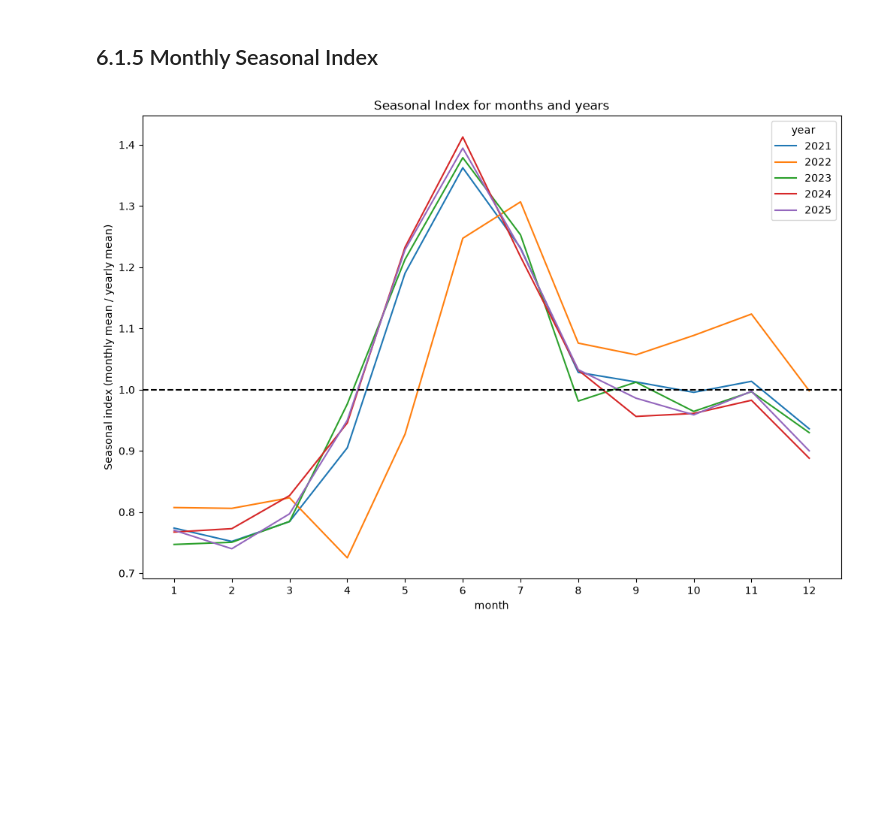
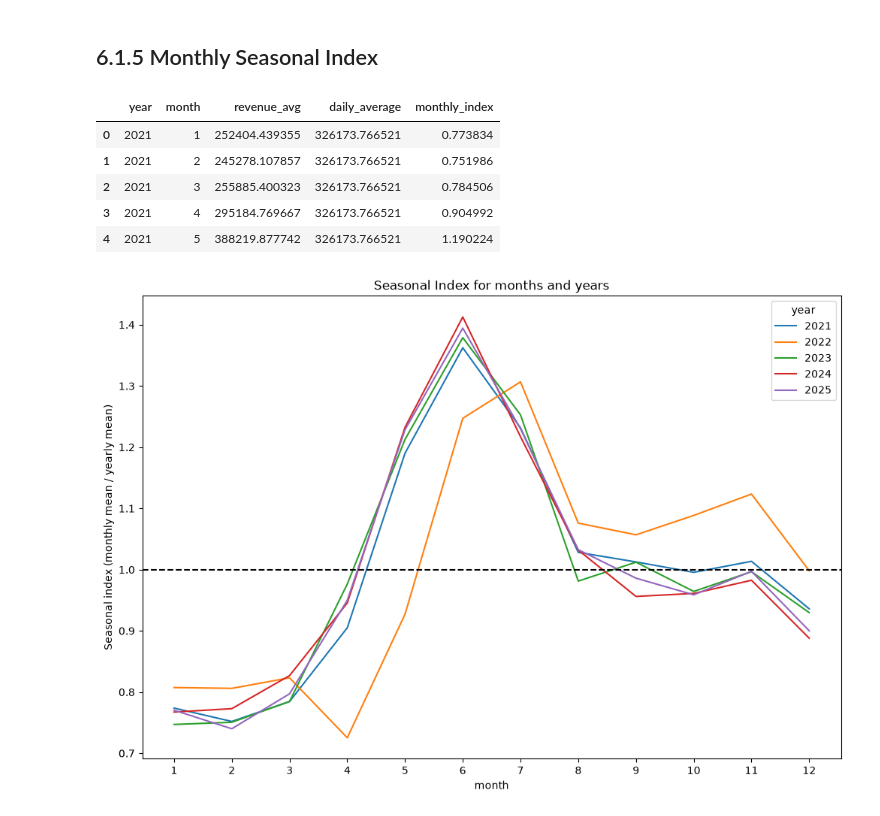
Before and after one commit to Grzegosh/sku_prediction, a Jupyter notebook: EDA.ipynb, the cells around one changed output. Cells and saved outputs as stored; diff of their text form; code cells hidden in the pictures; blank space fills up the shorter version.

```diff
--- a/EDA.ipynb
+++ b/EDA.ipynb
@@ -151,14 +153,17 @@ Just as I mentioned before - in general we can see a growing trend. Sales were a
 # %% [markdown]
 #### 6.1.2.1 Y/Y Level
 # %%
-base = fact_sales_agg_daily_calendar.groupby(
+year_month_base = fact_sales_agg_daily_calendar.groupby(
     ['year','month']
-)['revenue'].mean().reset_index()
+).agg(
+    revenue_avg = ('revenue', 'mean')
+).reset_index()
 
-base['year'] = base['year'].astype(str)
+
+year_month_base['year'] = year_month_base['year'].astype(str)
 
 plt.figure(figsize=(12,8))
-ax = sns.lineplot(base, x='month', y='revenue', hue='year');
+ax = sns.lineplot(year_month_base, x='month', y='revenue_avg', hue='year');
 ax.set_xticks(np.arange(1,13));
 plt.title("Year and Month Mean Revenue");
 plt.ylabel("Revenue")
@@ -206,17 +215,26 @@ We have the highest amount of sales at the weekend, where Saturday is the king.
 year_daily_average = fact_sales_agg_daily_calendar.groupby(
     ['year']
 ).agg(
-    total_average = ("revenue", "mean")
+    daily_average = ("revenue", "mean")
 ).reset_index()
 
 year_daily_average['year'] = year_daily_average['year'].astype(str)
 # %%
-monthly_index = base.merge(
+monthly_index = year_month_base.merge(
     year_daily_average,
     on='year'
 )
 
-monthly_index['idx'] = monthly_index['revenue'] / monthly_index['total_average']
+monthly_index['monthly_index'] = monthly_index['revenue_avg'] / monthly_index['daily_average']
+# %%
+monthly_index.head()
+# %% [output]
+|  | year | month | revenue_avg | daily_average | monthly_index |
+| 0 | 2021 | 1 | 252404.439355 | 326173.766521 | 0.773834 |
+| 1 | 2021 | 2 | 245278.107857 | 326173.766521 | 0.751986 |
+| 2 | 2021 | 3 | 255885.400323 | 326173.766521 | 0.784506 |
+| 3 | 2021 | 4 | 295184.769667 | 326173.766521 | 0.904992 |
+| 4 | 2021 | 5 | 388219.877742 | 326173.766521 | 1.190224 |
 # %%
 plt.figure(figsize=(12,8))
 ax = sns.lineplot(
```
Also changed, not shown: parts of 11 cells of this notebook, 1 other file.
